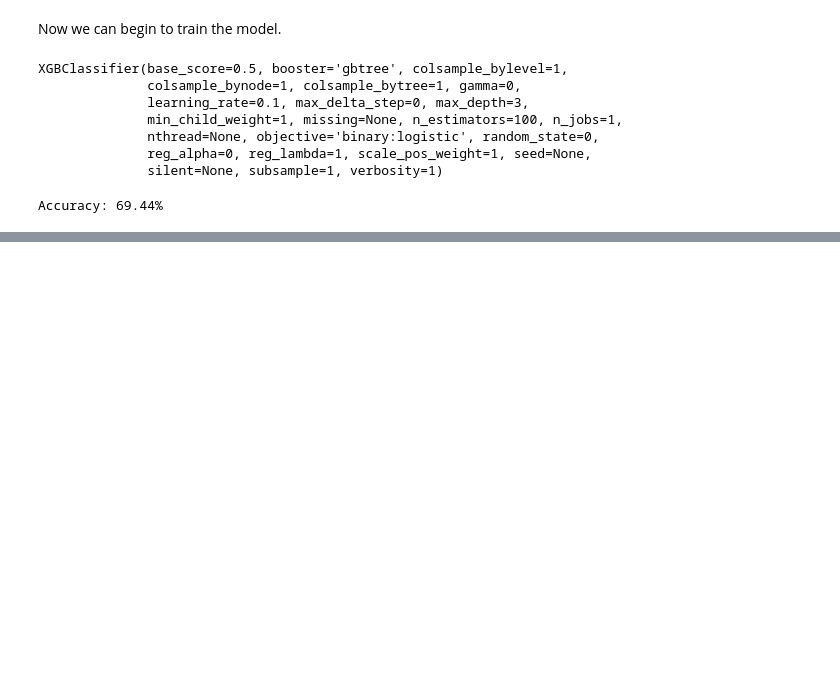
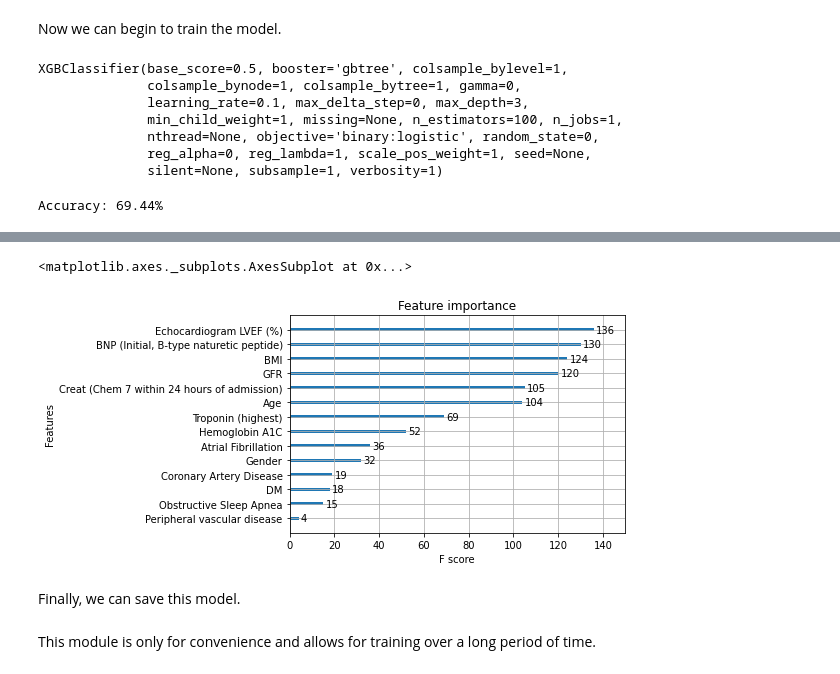
Before and after one commit to Ericzklm/Heart-Failure-ML, a Jupyter notebook: Heart_Failure_Retrospective_Analysis_ML.ipynb, the cells around one changed output, grey strips where cells are left out. Saved outputs shown, nothing was run; the diff lists cells and outputs as text; code cells hidden in the pictures; blank space fills up the shorter version.

```diff
--- a/Heart_Failure_Retrospective_Analysis_ML.ipynb
+++ b/Heart_Failure_Retrospective_Analysis_ML.ipynb
@@ -235,37 +244,20 @@ Find the parameters that corresponds to the trial with the least amount of error
 # %%
-param_grid = {'eta':[0.1,0.05,0.01,0.005,0.001,0.0005,0.0001],
-              'max_depth':np.arange(1,10,2).tolist(),
-              'subsample':np.arange(1,0.1,-0.2).tolist(),
-              'colsample_bytree':np.arange(1,0.1,-0.2).tolist(),
-              'min_child_weight':np.arange(1,100,10).tolist()
-              }
-num_rounds = 1000 # number of trees that will be created (n_estimators)
-early_stopping_rounds = 200
-metric = 'error'
+#2D array of parameters we will test by
+param_grid = {'eta':[0.1,0.05,0.01,0.005,0.001,0.0005,0.0001], 'max_depth':np.arange(1,10,1).tolist(), 'subsample':np.arange(1,0.1,-0.1).tolist(), 'colsample_bytree':np.arange(1,0.1,-0.1).tolist(), 'min_child_weight':np.arange(1,100,10).tolist()}
 
-# Lets perform a grid search for the best parameters
-best_params = {}
-lowest_error = 9999
+#Save the best results
+bestParams = {}
+lowestError = 2048
 
-iteration = 0
 for max_depth in param_grid['max_depth']:
     for eta in param_grid['eta']:
         for subsample in param_grid['subsample']:
             for colsample_bytree in param_grid['colsample_bytree']:
                 for min_child_weight in param_grid['min_child_weight']:
-
-                    cv_results = xgb.cv({'max_depth':max_depth, 'eta':eta, 'subsample':subsample, 'colsample_bytree':colsample_bytree, 'min_child_weight':min_child_weight, 'objective':'binary:logistic', 'eval_metric':metric},
-                    trainMatrix,
-                    num_boost_round=num_rounds,
-                    seed=42,
-                    nfold=5,
-                    early_stopping_rounds=early_stopping_rounds)
-
-                    if cv_results['test-{}-mean'.format(metric)].min() < lowest_error:
-                        lowest_error = cv_results['test-{}-mean'.format(metric)].min()
-                        best_params = {'max_depth':max_depth, 'eta':eta, 'subsample':subsample, 'colsample_bytree':colsample_bytree, 'min_child_weight':min_child_weight, 'objective':'binary:logistic', 'eval_metric':metric}
-                    iteration += 1
-                    #print("Iteration " + str(iteration) + " / " + str(len(param_grid['eta'])*len(param_grid['subsample'])*len(param_grid['colsample_bytree'])*len(param_grid['min_child_weight'])*len(param_grid['max_depth'])) + " Min Error: " + str(lowest_error) + "\r", end = '')
-
-print(best_params)
-print(lowest_error)
+                    cvResults = xgb.cv({'max_depth':max_depth, 'eta':eta, 'subsample':subsample, 'colsample_bytree':colsample_bytree, 'min_child_weight':min_child_weight, 'objective':'binary:logistic', 'eval_metric': 'error'}, trainMatrix, num_boost_round=600, seed=2, nfold=5, early_stopping_rounds=125)
+                    if cvResults['test-{}-mean'.format('error')].min() < lowestError:
+                        lowestError = cvResults['test-{}-mean'.format('error')].min()
+                        bestParams = {'max_depth':max_depth, 'eta':eta, 'subsample':subsample, 'colsample_bytree':colsample_bytree, 'min_child_weight':min_child_weight, 'objective':'binary:logistic', 'eval_metric': 'error'}
+                    print(lowestError)
+print(bestParams)
+print(lowestError)
@@ -271,0 +284,2 @@ print(lowest_error)
+# %%
+model = xgb.train(bestParams, trainMatrix, 1000, evals=[(testMatrix, "Test")], early_stopping_rounds=200)
@@ -271,0 +321,7 @@ print(lowest_error)
+# %%
+xgb.plot_importance(model)
+# %% [output]
+<matplotlib.axes._subplots.AxesSubplot at 0x...>
+[figure, added]
+# %% [markdown]
+Finally, we can save this model.
@@ -271,0 +330,2 @@ print(lowest_error)
+# %% [markdown]
+This module is only for convenience and allows for training over a long period of time.
```
Also changed, not shown: parts of 18 cells of this notebook, 1 other file.
